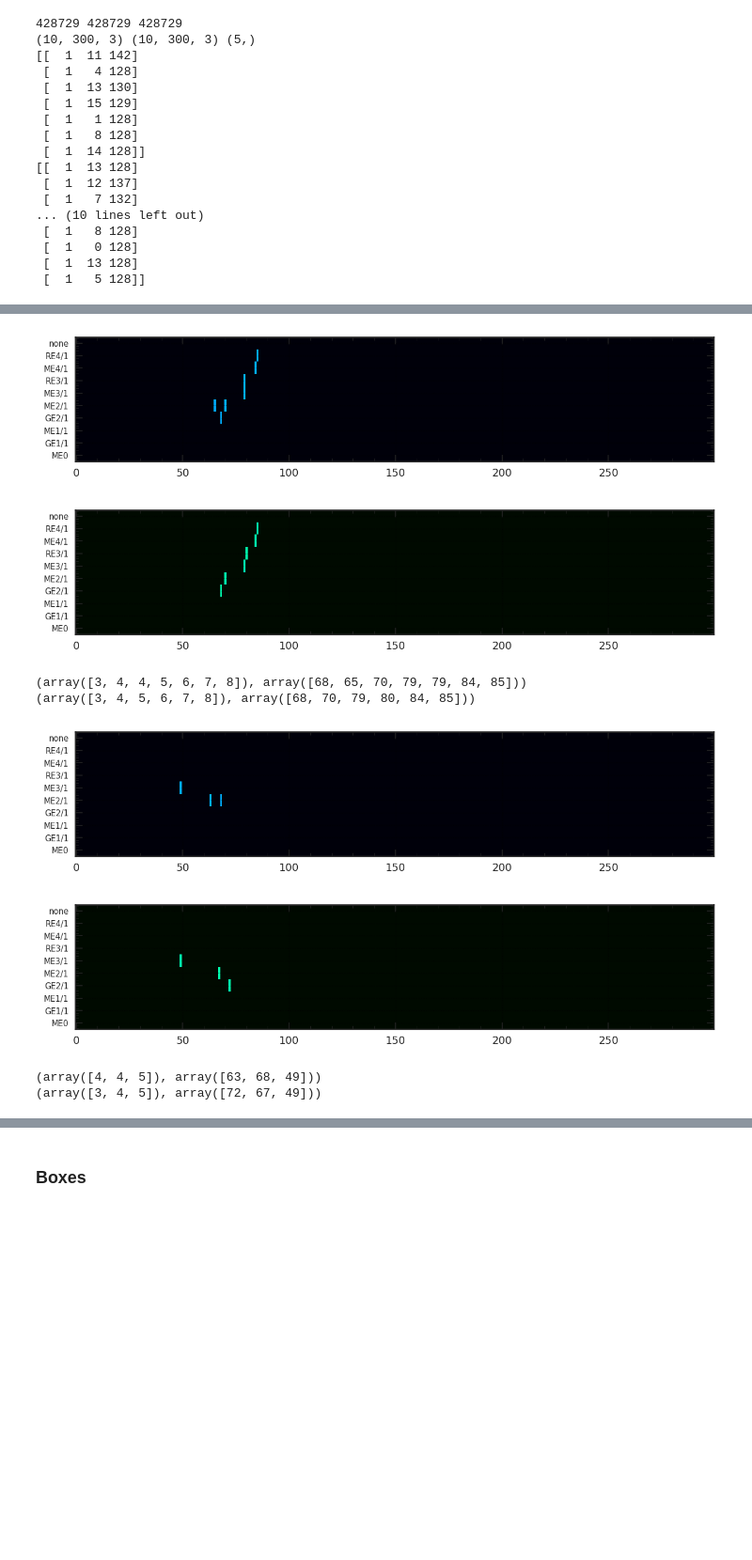
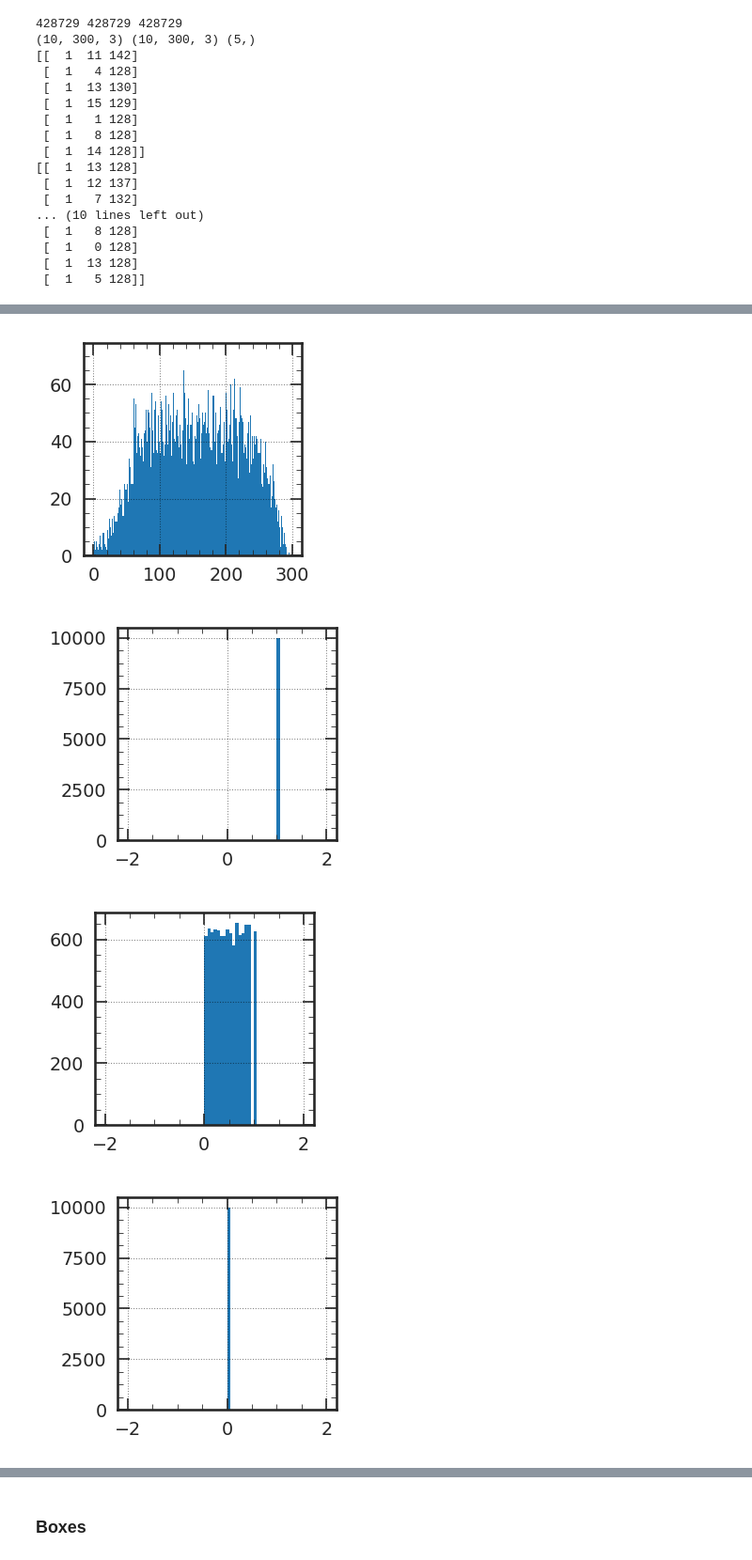
Before and after one commit to srosenzweig09/L1TMuonSimulationsMar2017, a Jupyter notebook: Analyzers/test9/cnn_training_boxes5.ipynb, the cells around one changed output, grey strips where cells are left out. Shown at 94% size. Drawn from its saved outputs; the diff is of its cells as text; code cells hidden in the pictures; blank space fills up the shorter version.

```diff
--- a/Analyzers/test9/cnn_training_boxes5.ipynb
+++ b/Analyzers/test9/cnn_training_boxes5.ipynb
@@ -411,38 +446,36 @@ print(np.nonzero(images_gt[ievt][...,0]))
-# %%
-ievt = 1
-display_image(zone, images[ievt])
-display_image(zone, images_gt[ievt], cmap=green_hot)
-
-print(np.nonzero(images[ievt][...,0]))
-print(np.nonzero(images_gt[ievt][...,0]))
-# %% [output]
-[figure, removed]
-[figure, removed]
-(array([3, 4, 4, 5, 6, 7, 8]), array([68, 65, 70, 79, 79, 84, 85]))
-(array([3, 4, 5, 6, 7, 8]), array([68, 70, 79, 80, 84, 85]))
-# %%
-ievt = 2
-display_image(zone, images[ievt])
-display_image(zone, images_gt[ievt], cmap=green_hot)
-
-print(np.nonzero(images[ievt][...,0]))
-print(np.nonzero(images_gt[ievt][...,0]))
-# %% [output]
-[figure, removed]
-[figure, removed]
-(array([4, 4, 5]), array([63, 68, 49]))
-(array([3, 4, 5]), array([72, 67, 49]))
 # %%
 # Quick check
 
-pref_cols = []
-pref_cols_ch0 = []
-pref_cols_ch1 = []
-pref_cols_ch2 = []
+if require_pref_row:
+  pref_cols = []
+  pref_cols_ch0 = []
+  pref_cols_ch1 = []
+  pref_cols_ch2 = []
 
-for img_gt in images_gt[:10000]:
-  pref_col = np.argmax(img_gt[pref_row, :][...,0])
-  pref_cols.append(pref_col)
-  pref_cols_ch0.append(img_gt[pref_row, pref_col, 0]/1.)
-  pref_cols_ch1.append(img_gt[pref_row, pref_col, 1]/15.)
-  pref_cols_ch2.append(img_gt[pref_row, pref_col, 2]-128.)
+  for img_gt in images_gt[:10000]:
+    pref_col = np.argmax(img_gt[pref_row, :][...,0])
+    pref_cols.append(pref_col)
+    pref_cols_ch0.append(img_gt[pref_row, pref_col, 0]/1.)
+    pref_cols_ch1.append(img_gt[pref_row, pref_col, 1]/15.)
+    pref_cols_ch2.append(img_gt[pref_row, pref_col, 2]-128.)
+
+  fig, ax = plt.subplots(1, 1, figsize=(2,2))
+  _ = ax.hist(pref_cols, range=(0,num_cols), bins=num_cols)
+  plt.show()
+
+  fig, ax = plt.subplots(1, 1, figsize=(2,2))
+  _ = ax.hist(pref_cols_ch0, range=(-2,2), bins=64)
+  plt.show()
+
+  fig, ax = plt.subplots(1, 1, figsize=(2,2))
+  _ = ax.hist(pref_cols_ch1, range=(-2,2), bins=64)
+  plt.show()
+
+  fig, ax = plt.subplots(1, 1, figsize=(2,2))
+  _ = ax.hist(pref_cols_ch2, range=(-2,2), bins=64)
+  plt.show()
+# %% [output]
+[figure, added]
+[figure, added]
+[figure, added]
+[figure, added]
```
Also changed, not shown: parts of 35 cells of this notebook, 1 other file.
